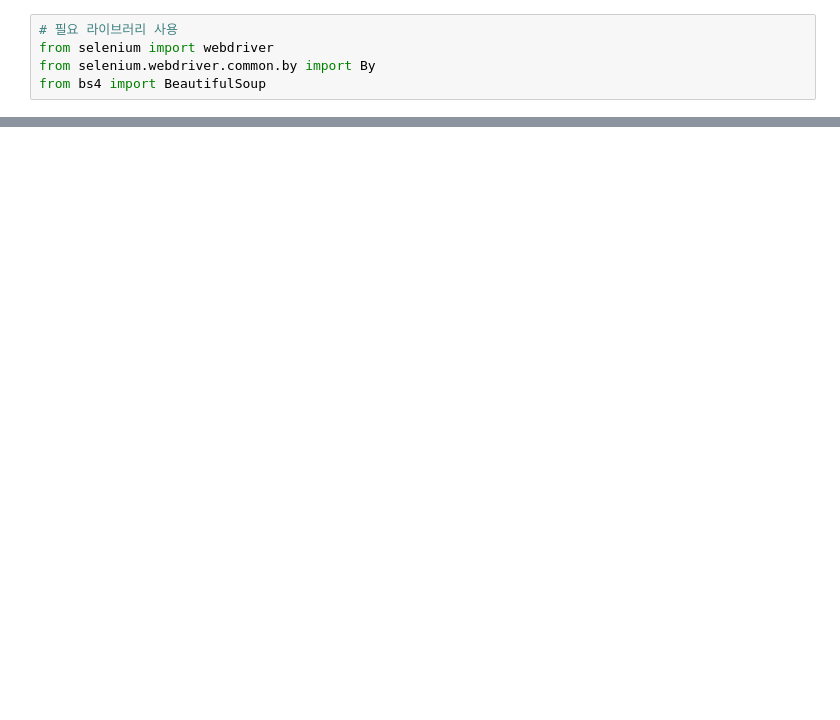
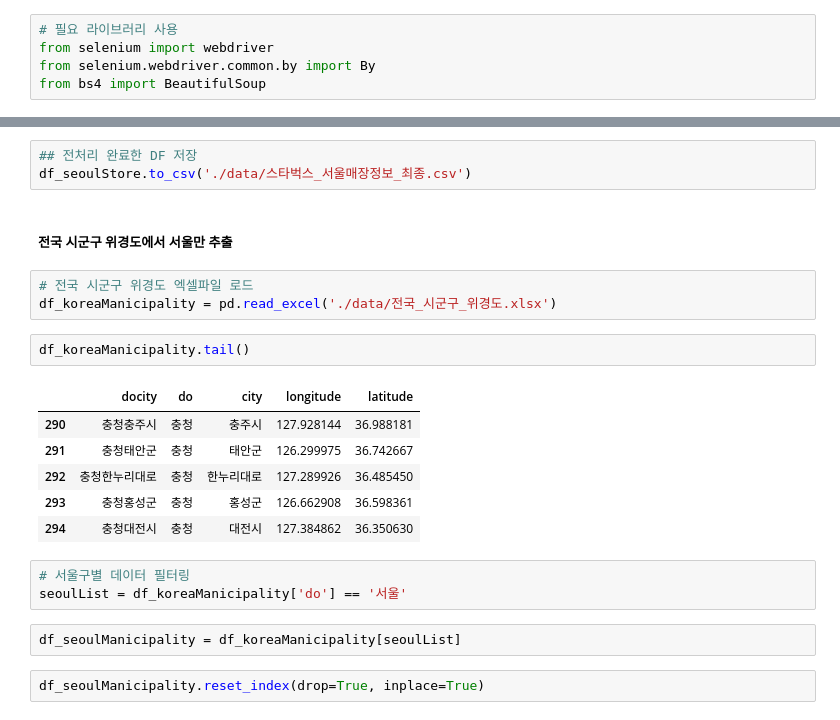
Before and after one commit to qkrskdusdlqslek/IoT-bigdata-2024, a Jupyter notebook: day2/bda06_starbucks_analysis.ipynb, the cells around one changed output, grey strips where cells are left out. Drawn from its saved outputs; the diff is of its cells as text; blank space fills up the shorter version.

```diff
--- a/day2/bda06_starbucks_analysis.ipynb
+++ b/day2/bda06_starbucks_analysis.ipynb
@@ -39,0 +276,24 @@ sns.set_theme(font=font_name, style='darkgrid', rc={'axes.unicode_minus':False})
+# %%
+## 전처리 완료한 DF 저장
+df_seoulStore.to_csv('./data/스타벅스_서울매장정보_최종.csv')
+# %% [markdown]
+##### 전국 시군구 위경도에서 서울만 추출
+# %%
+# 전국 시군구 위경도 엑셀파일 로드
+df_koreaManicipality = pd.read_excel('./data/전국_시군구_위경도.xlsx')
+# %%
+df_koreaManicipality.tail()
+# %% [output]
+|  | docity | do | city | longitude | latitude |
+| 290 | 충청충주시 | 충청 | 충주시 | 127.928144 | 36.988181 |
+| 291 | 충청태안군 | 충청 | 태안군 | 126.299975 | 36.742667 |
+| 292 | 충청한누리대로 | 충청 | 한누리대로 | 127.289926 | 36.485450 |
+| 293 | 충청홍성군 | 충청 | 홍성군 | 126.662908 | 36.598361 |
+| 294 | 충청대전시 | 충청 | 대전시 | 127.384862 | 36.350630 |
+# %%
+# 서울구별 데이터 필터링
+seoulList = df_koreaManicipality['do'] == '서울'
+# %%
+df_seoulManicipality = df_koreaManicipality[seoulList]
+# %%
+df_seoulManicipality.reset_index(drop=True, inplace=True)
```
Also changed, not shown: parts of 40 cells of this notebook, 10 other files.
